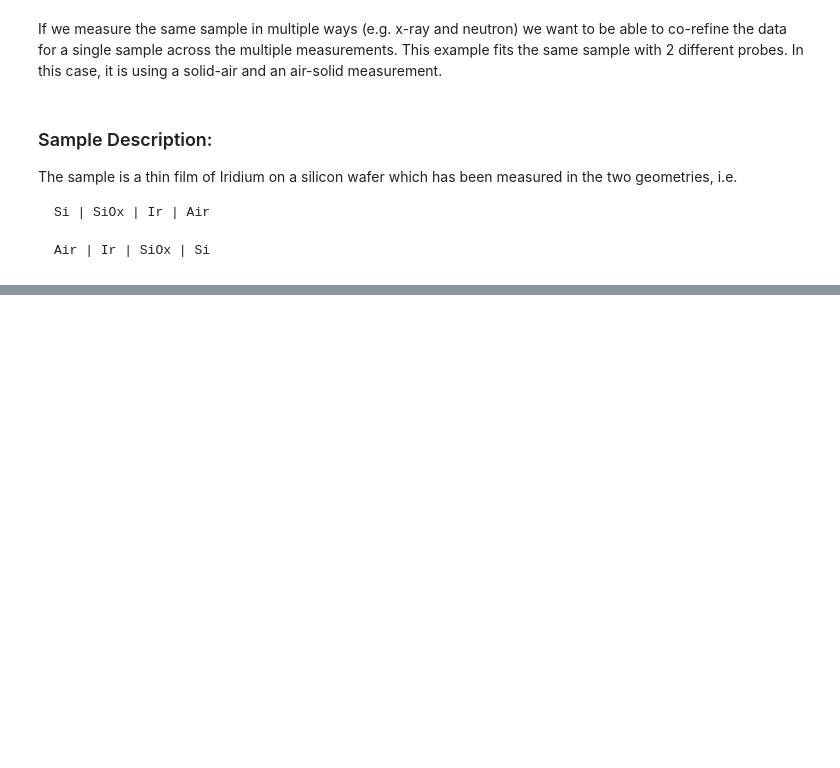
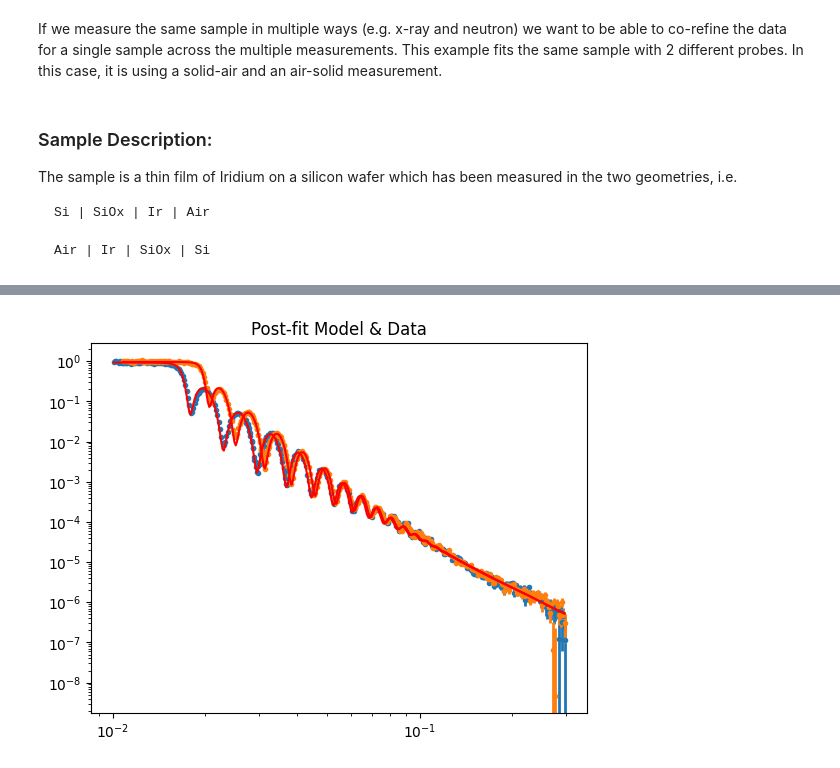
Before and after one commit to Armatron44/VFP, a Jupyter notebook: docs/multiple_geometry_example.ipynb, the cells around one changed output, grey strips where cells are left out. Saved outputs shown, nothing was run; the diff lists cells and outputs as text; code cells hidden in the pictures; blank space fills up the shorter version.

```diff
--- a/docs/multiple_geometry_example.ipynb
+++ b/docs/multiple_geometry_example.ipynb
@@ -99,0 +128,8 @@ plt.yscale('log')
+# %%
+# Show the plot for the pre-fit state:
+fig,ax=global_objective.plot()
+plt.title("Post-fit Model & Data")
+plt.xscale('log')
+plt.yscale('log')
+# %% [output]
+[figure, added]
```
Also changed, not shown: parts of 11 cells of this notebook, 2 other files.
